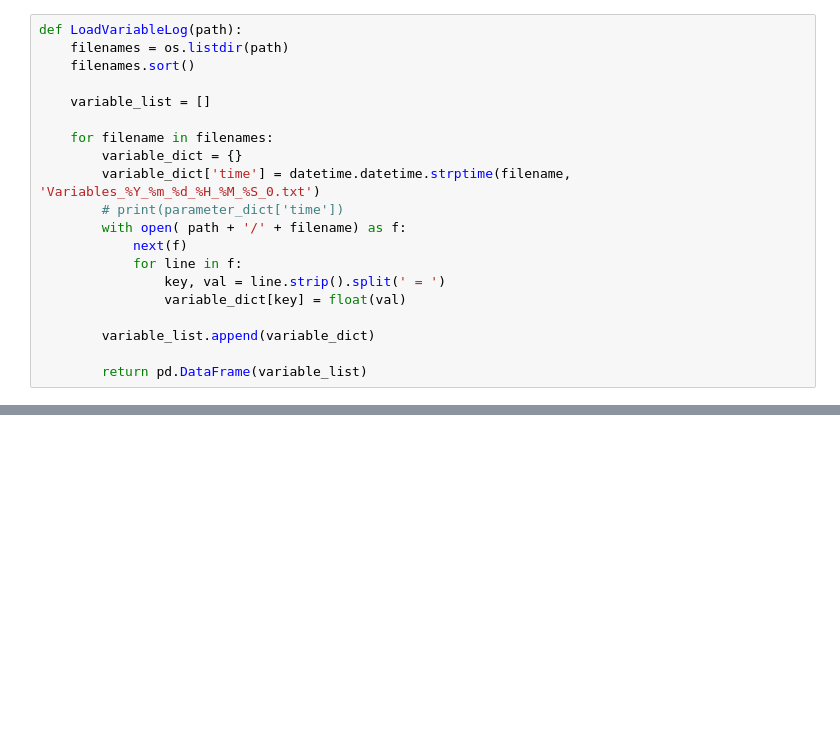
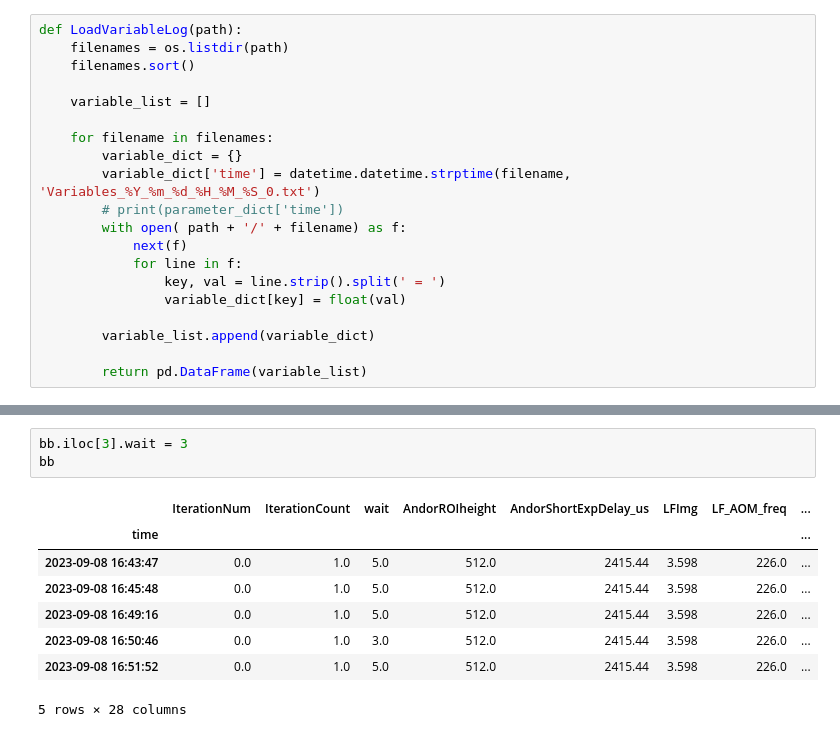
Before and after one commit to insommer/AnalysisCode, a Jupyter notebook: Applications/Coding Test.ipynb, the cells around one changed output, grey strips where cells are left out. Cells and saved outputs as stored; diff of their text form; blank space fills up the shorter version.

```diff
--- a/Applications/Coding Test.ipynb
+++ b/Applications/Coding Test.ipynb
@@ -656,0 +908,12 @@ LoadVariableLog(data_folder+'/Variable Logs')
+# %%
+bb.iloc[3].wait = 3
+bb
+# %% [output]
+|  | IterationNum | IterationCount | wait | AndorROIheight | AndorShortExpDelay_us | LFImg | LF_AOM_freq | ... |
+| time |  |  |  |  |  |  |  | ... |
+| 2023-09-08 16:43:47 | 0.0 | 1.0 | 5.0 | 512.0 | 2415.44 | 3.598 | 226.0 | ... |
+| 2023-09-08 16:45:48 | 0.0 | 1.0 | 5.0 | 512.0 | 2415.44 | 3.598 | 226.0 | ... |
+| 2023-09-08 16:49:16 | 0.0 | 1.0 | 5.0 | 512.0 | 2415.44 | 3.598 | 226.0 | ... |
+| 2023-09-08 16:50:46 | 0.0 | 1.0 | 3.0 | 512.0 | 2415.44 | 3.598 | 226.0 | ... |
+| 2023-09-08 16:51:52 | 0.0 | 1.0 | 5.0 | 512.0 | 2415.44 | 3.598 | 226.0 | ... |
+5 rows × 28 columns
```
Also changed, not shown: parts of 149 cells of this notebook, 2 other files.
